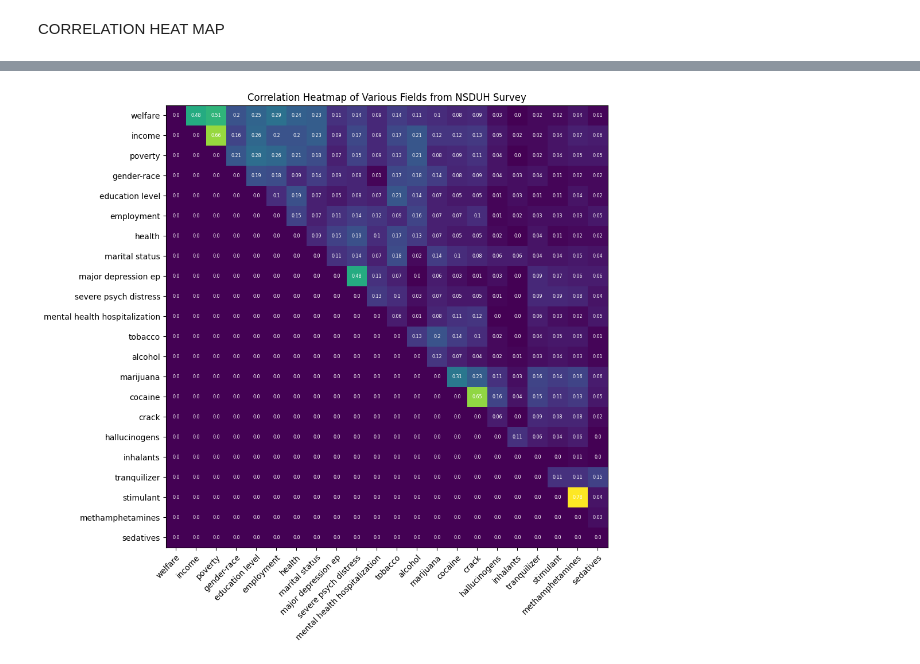
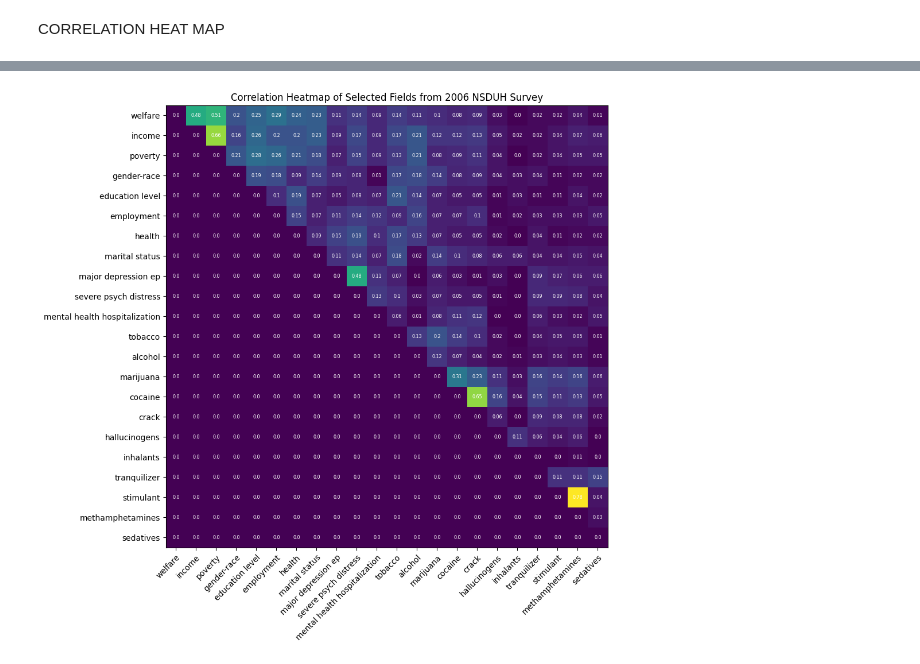
Before and after one commit to HotelTango314/dsa5900, a Jupyter notebook: NSDUH_Explore.ipynb, the cells around one changed output, grey strips where cells are left out. Drawn from its saved outputs; the diff is of its cells as text; code cells hidden in the pictures.

```diff
--- a/NSDUH_Explore.ipynb
+++ b/NSDUH_Explore.ipynb
@@ -658,5 +658,3 @@ def corrmat(dataframe):
             #print(corrval)
             mat[x,y]=round(corrval,2)
     return np.triu(mat,k=1)
-# %%
-data = corrmat(corrdf_2006)
@@ -683,25 +661,31 @@ array([[0.  , 0.48, 0.51, 0.2 , 0.25, 0.29, 0.24, 0.23, 0.11, 0.14, 0.09,
 # %%
-fig, ax = plt.subplots()
-im = ax.imshow(data)
+def heatmap(data,year):
+    fig, ax = plt.subplots()
+    im = ax.imshow(data)
 
-fig.set_size_inches(10,10)
+    fig.set_size_inches(10,10)
 
-# Show all ticks and label them with the respective list entries
-ax.set_xticks(np.arange(len(corrlist_2006)), labels=regnames)
-ax.set_yticks(np.arange(len(corrlist_2006)), labels=regnames)
+    # Show all ticks and label them with the respective list entries
+    ax.set_xticks(np.arange(len(regnames)), labels=regnames)
+    ax.set_yticks(np.arange(len(regnames)), labels=regnames)
 
-# Rotate the tick labels and set their alignment.
-plt.setp(ax.get_xticklabels(), rotation=45, ha="right",
-         rotation_mode="anchor")
+    # Rotate the tick labels and set their alignment.
+    plt.setp(ax.get_xticklabels(), rotation=45, ha="right",
+             rotation_mode="anchor")
 
-# Loop over data dimensions and create text annotations.
-for i in range(len(corrlist_2006)):
-    for j in range(len(corrlist_2006)):
-        text = ax.text(j, i, data[i, j],
-                       ha="center", va="center", color="w", fontsize='xx-small')
+    # Loop over data dimensions and create text annotations.
+    for i in range(len(regnames)):
+        for j in range(len(regnames)):
+            text = ax.text(j, i, data[i, j],
+                           ha="center", va="center", color="w", fontsize='xx-small')
 
-ax.set_title("Correlation Heatmap of Various Fields from NSDUH Survey")
-#fig.tight_layout()
-plt.show()
+    ax.set_title(f"Correlation Heatmap of Selected Fields from {year} NSDUH Survey")
+    #fig.tight_layout()
+    plt.show()
-# %% [output]
-[figure, removed]
+# %%
+data2006 = corrmat(corrdf_2006)
+data2021 = corrmat(corrdf_2021)
+# %%
+heatmap(data2006,2006)
+# %% [output]
+[figure, added]
```
Also changed, not shown: parts of 5 cells of this notebook.
